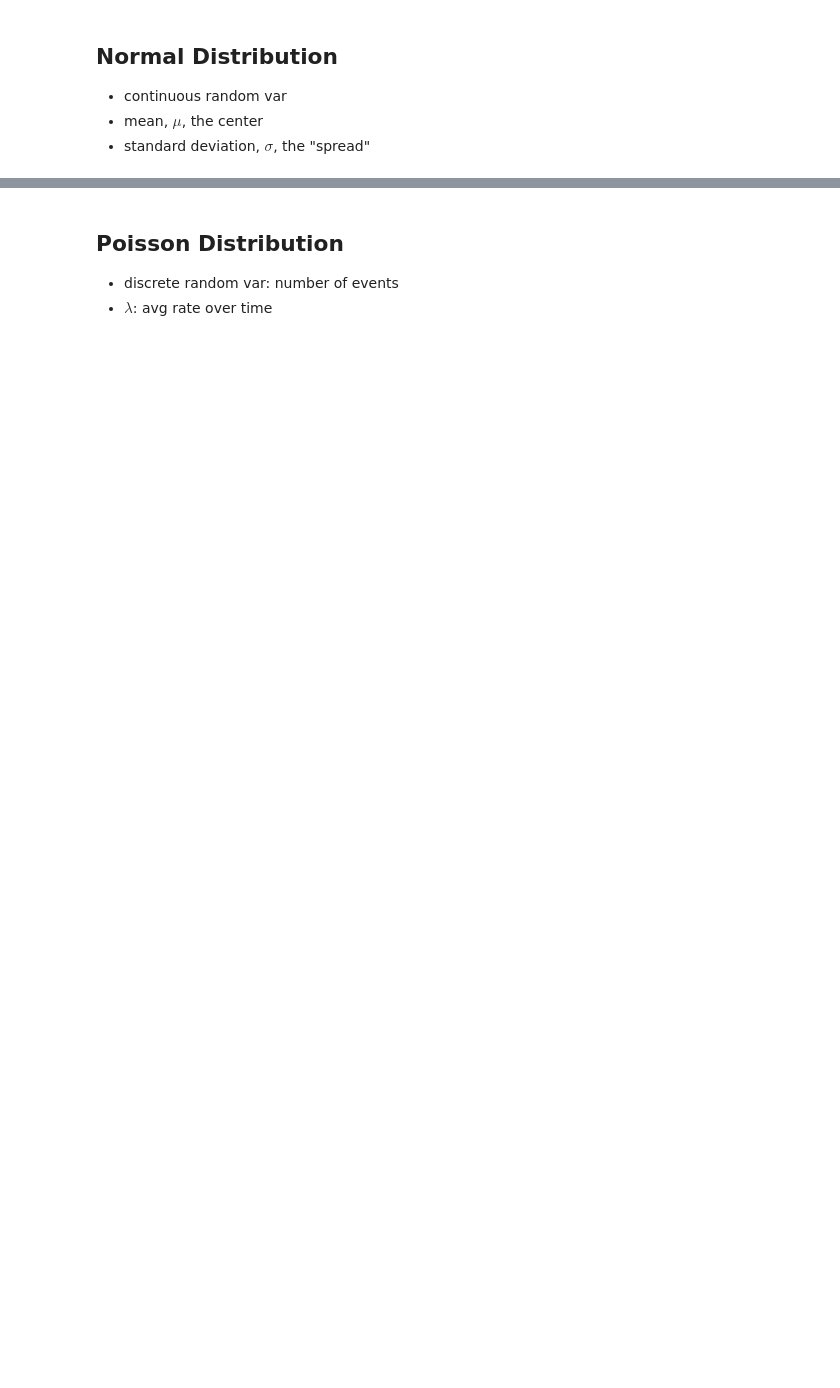
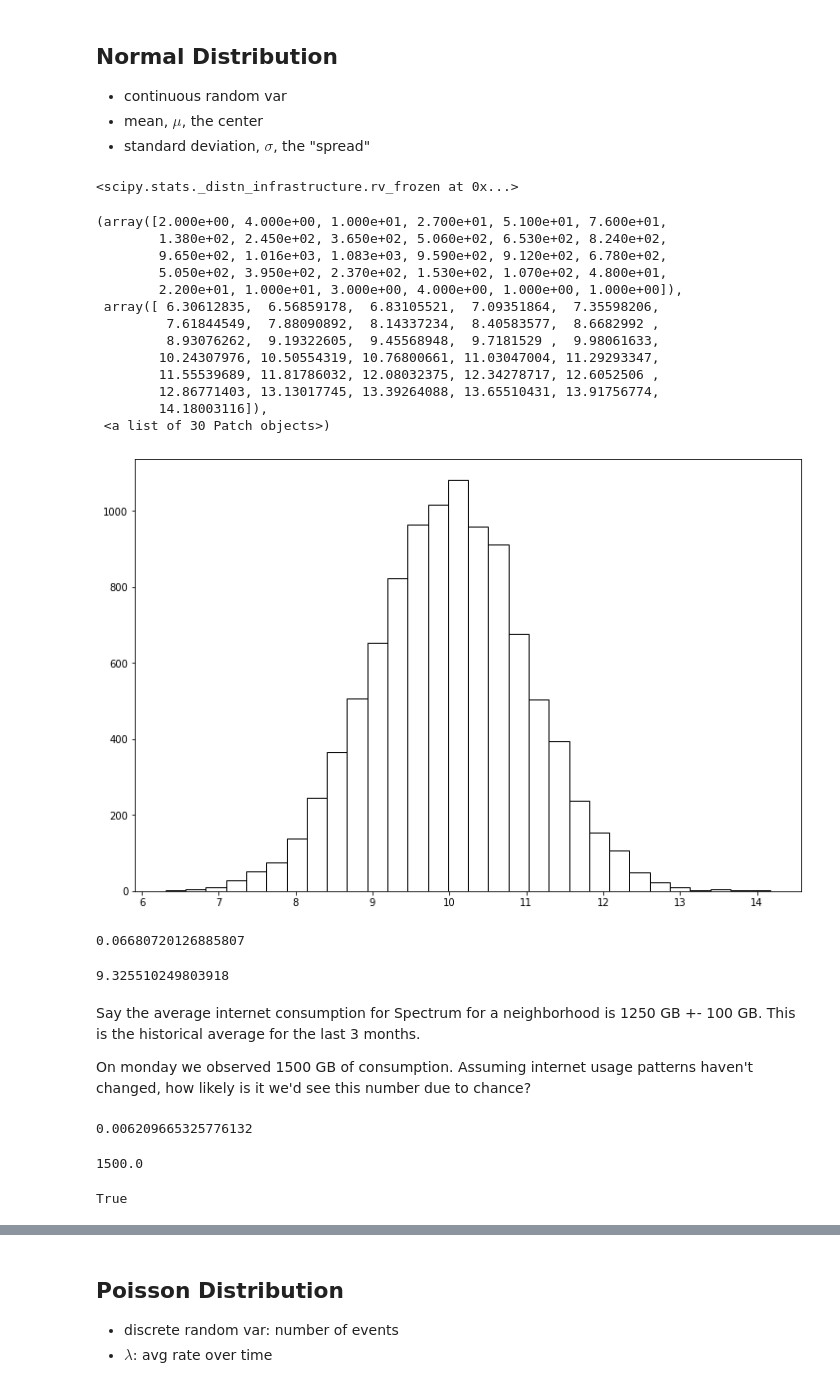
Before and after one commit to CodeupClassroom/curie-statistics-exercises, a Jupyter notebook: distributions-lesson.ipynb, the cells around one changed output, grey strips where cells are left out. Saved outputs shown, nothing was run; the diff lists cells and outputs as text; code cells hidden in the pictures; blank space fills up the shorter version.

```diff
--- a/distributions-lesson.ipynb
+++ b/distributions-lesson.ipynb
@@ -24,3 +89,61 @@ import matplotlib.pyplot as plt
 - continuous random var
 - mean, $\mu$, the center
 - standard deviation, $\sigma$, the "spread"
+# %%
+coffee_consumption = stats.norm(10, 1)
+coffee_consumption
+# %% [output]
+<scipy.stats._distn_infrastructure.rv_frozen at 0x...>
+# %%
+plt.figure(figsize=(12, 8))
+plt.hist(coffee_consumption.rvs(10_000), bins=30, fc='white', ec='black')
+# %% [output]
+(array([2.000e+00, 4.000e+00, 1.000e+01, 2.700e+01, 5.100e+01, 7.600e+01,
+        1.380e+02, 2.450e+02, 3.650e+02, 5.060e+02, 6.530e+02, 8.240e+02,
+        9.650e+02, 1.016e+03, 1.083e+03, 9.590e+02, 9.120e+02, 6.780e+02,
+        5.050e+02, 3.950e+02, 2.370e+02, 1.530e+02, 1.070e+02, 4.800e+01,
+        2.200e+01, 1.000e+01, 3.000e+00, 4.000e+00, 1.000e+00, 1.000e+00]),
+ array([ 6.30612835,  6.56859178,  6.83105521,  7.09351864,  7.35598206,
+         7.61844549,  7.88090892,  8.14337234,  8.40583577,  8.6682992 ,
+         8.93076262,  9.19322605,  9.45568948,  9.7181529 ,  9.98061633,
+        10.24307976, 10.50554319, 10.76800661, 11.03047004, 11.29293347,
+        11.55539689, 11.81786032, 12.08032375, 12.34278717, 12.6052506 ,
+        12.86771403, 13.13017745, 13.39264088, 13.65510431, 13.91756774,
+        14.18003116]),
+ <a list of 30 Patch objects>)
+[figure, added]
+# %%
+# what's the likelihood we consume less (or equal to) than 8.5 liters of coffee one day?
+coffee_consumption.cdf(8.5)
+# %% [output]
+0.06680720126885807
+# %%
+# how little coffee would we have to drink to be in the bottom quarter of all days of coffee consumption?
+coffee_consumption.ppf(.25)
+# %% [output]
+9.325510249803918
+# %% [markdown]
+Say the average internet consumption for Spectrum for a neighborhood is 1250 GB +- 100 GB. This is the historical average for the last 3 months.
+
+On monday we observed 1500 GB of consumption. Assuming internet usage patterns haven't changed, how likely is it we'd see this number due to chance?
+# %%
+mean = 1250
+sd = 100
+
+stats.norm(mean, sd).sf(1500)
+# is the same as
+internet_usage = stats.norm(1250, 100)
+internet_usage.sf(1500)
+# %% [output]
+0.006209665325776132
+# %%
+# how much consumption contitues the top 0.006209665325776132 of all days?
+internet_usage.isf(0.006209665325776132)
+# %% [output]
+1500.0
+# %%
+value = 1500
+
+internet_usage.isf(internet_usage.sf(value)) == value
+# %% [output]
+True
```
Also changed, not shown: parts of 25 cells of this notebook.
